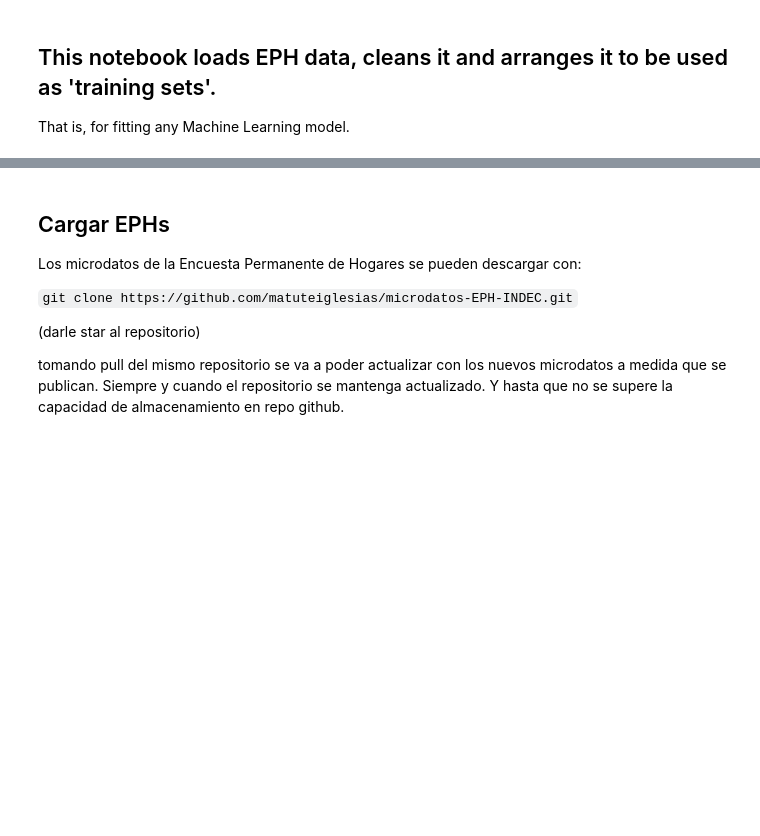
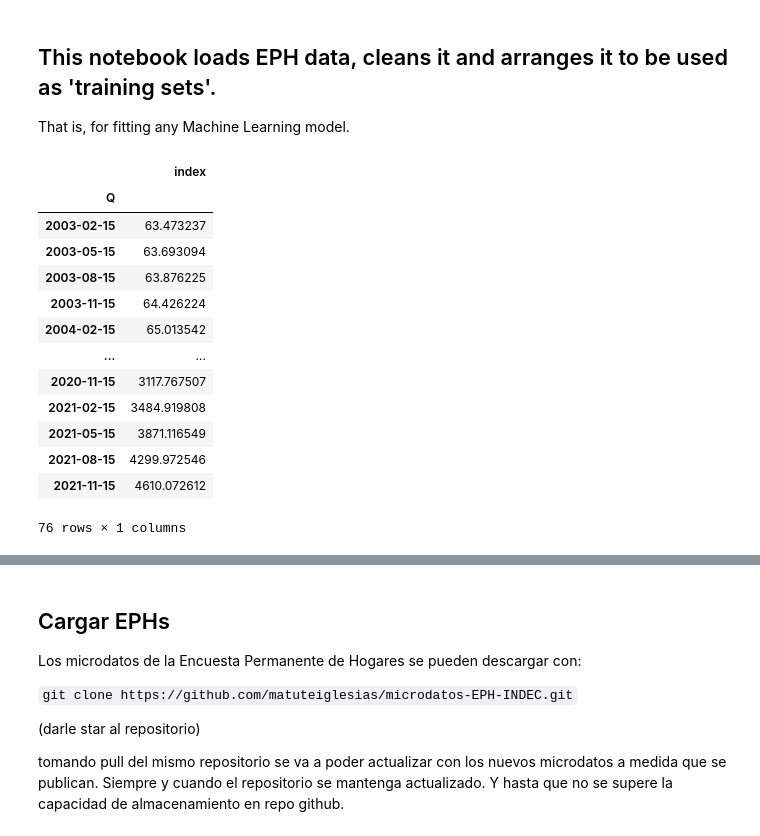
Before and after one commit to matuteiglesias/encuestador-de-hogares, a Jupyter notebook: notebooks/02 - Create training set from EPH.ipynb, the cells around one changed output, grey strips where cells are left out. Cells and saved outputs as stored; diff of their text form; code cells hidden in the pictures; blank space fills up the shorter version.

```diff
--- a/notebooks/02 - Create training set from EPH.ipynb
+++ b/notebooks/02 - Create training set from EPH.ipynb
@@ -44,8 +44,24 @@ col_mon = [u'P21', u'P47T', u'PP08D1', u'TOT_P12', u'T_VI', u'V12_M', u'V2_M', u
 # %%
 cpi = pd.read_csv('./../data/info/indice_precios_Q.csv', index_col=0)
 
 cpi.index = pd.to_datetime(cpi.index)
 cpi = cpi['2003':]
+cpi
+# %% [output]
+|  | index |
+| Q |  |
+| 2003-02-15 | 63.473237 |
+| 2003-05-15 | 63.693094 |
+| 2003-08-15 | 63.876225 |
+| 2003-11-15 | 64.426224 |
+| 2004-02-15 | 65.013542 |
+| ... | ... |
+| 2020-11-15 | 3117.767507 |
+| 2021-02-15 | 3484.919808 |
+| 2021-05-15 | 3871.116549 |
+| 2021-08-15 | 4299.972546 |
+| 2021-11-15 | 4610.072612 |
+76 rows × 1 columns
 # %%
 cpi_M = pd.read_csv('./../data/info/indice_precios_M.csv', index_col=0)
 cpi_mes_actual = cpi_M.iloc[-1][0]
```
Also changed, not shown: parts of 12 cells of this notebook, 4 other files.
